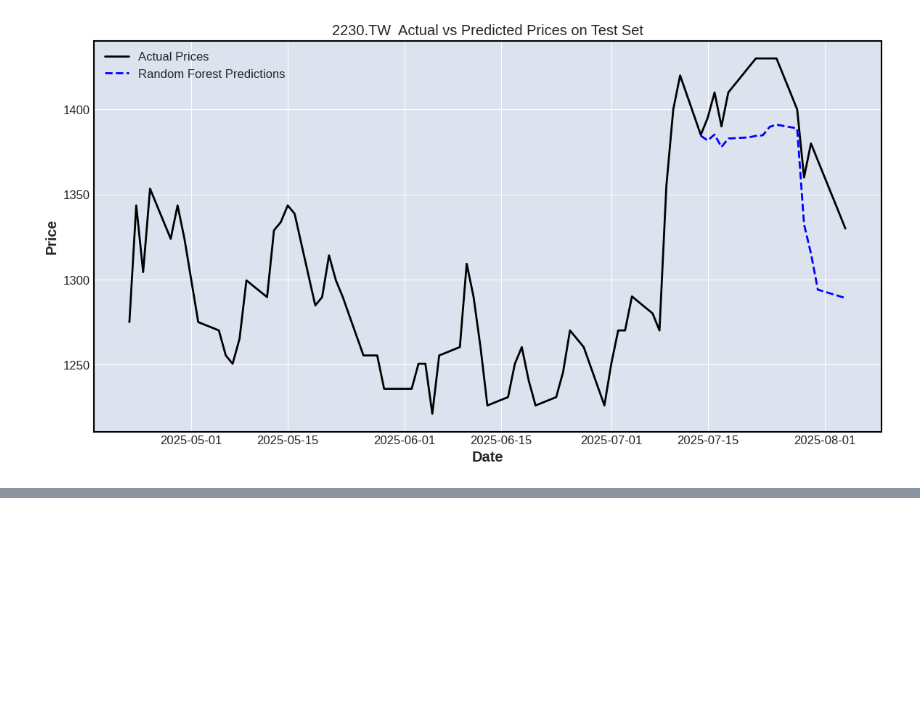
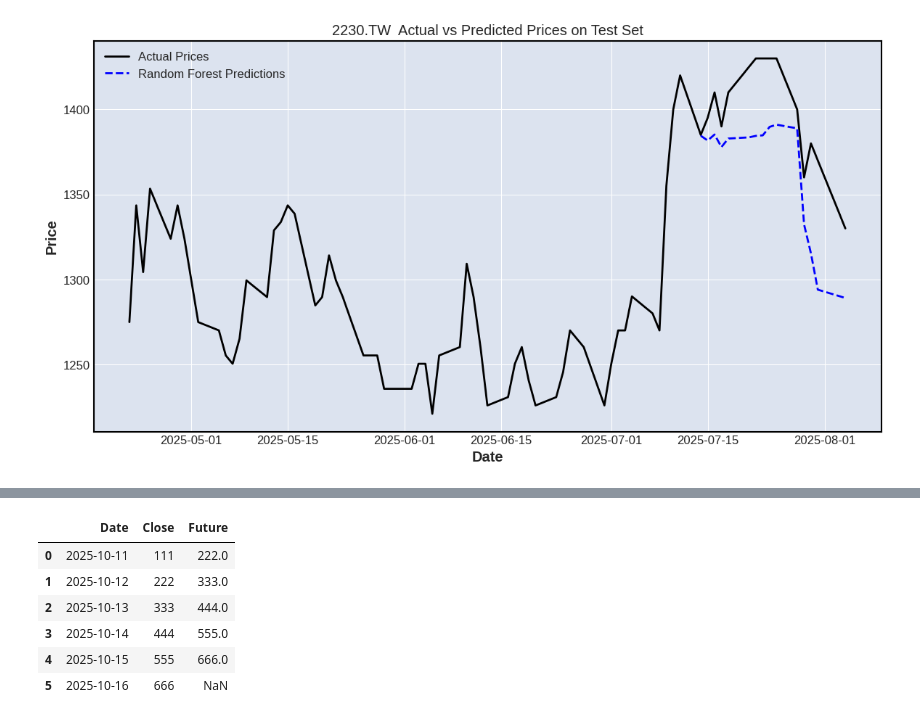
Before and after one commit to boomyun713/114_homework, a Jupyter notebook: W2.ipynb, the cells around one changed output, grey strips where cells are left out. Saved outputs shown, nothing was run; the diff lists cells and outputs as text; code cells hidden in the pictures; blank space fills up the shorter version.

```diff
--- a/W2.ipynb
+++ b/W2.ipynb
@@ -357,0 +386,7 @@ plt.show()
+# %%
+import pandas as pd
+temp_df = pd.DataFrame({
+    'Date': ['2025-10-11', '2025-10-12', '2025-10-13', '2025-10-14', '2025-10-15', '2025-10-16'],
+    'Close': [111, 222, 333, 444, 555, 666]
+})
+temp_df
@@ -357,0 +401,11 @@ plt.show()
+# %%
+temp_df['Future'] = temp_df['Close'].shift(-1)
+temp_df
+# %% [output]
+|  | Date | Close | Future |
+| 0 | 2025-10-11 | 111 | 222.0 |
+| 1 | 2025-10-12 | 222 | 333.0 |
+| 2 | 2025-10-13 | 333 | 444.0 |
+| 3 | 2025-10-14 | 444 | 555.0 |
+| 4 | 2025-10-15 | 555 | 666.0 |
+| 5 | 2025-10-16 | 666 | NaN |
```
Also changed, not shown: parts of 6 cells of this notebook.
